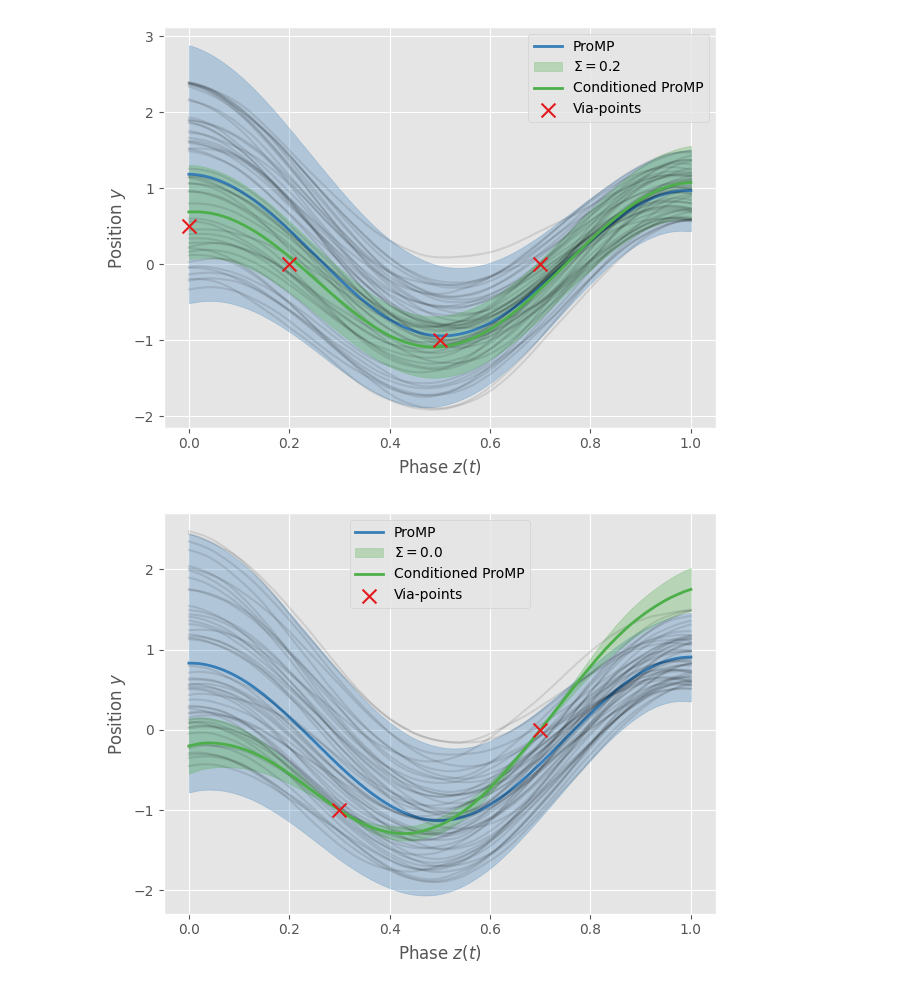
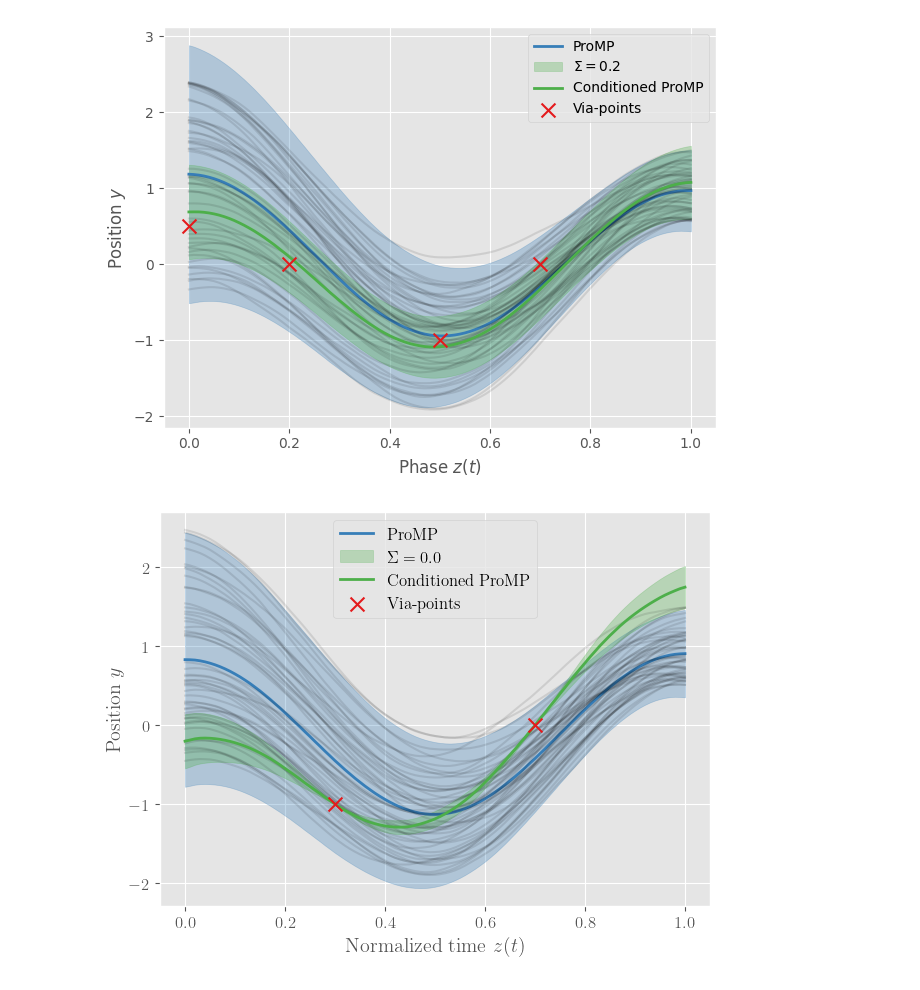
Before and after one commit to kir0ul/CMP, a Jupyter notebook: CMP.ipynb, the cells around one changed output. Cells and saved outputs as stored; diff of their text form; code cells hidden in the pictures.

Commit message:
sty: add LaTeX style to plot

```diff
--- a/CMP.ipynb
+++ b/CMP.ipynb
@@ -11,3 +12,18 @@ from movement_primitives.promp import ProMP, via_points
+# %%
+USETEX = bool(shutil.which("latex"))
+mpl.rcParams["text.usetex"] = USETEX
+if USETEX:
+    mpl.rcParams["font.family"] = ["serif"]
+else:
+    mpl.rcParams["font.family"] = ["sans-serif"]
+    mpl.rcParams["font.sans-serif"] = [
+        "Fira Sans",
+        "Computer Modern Sans Serif",
+        "DejaVu Sans",
+        "Verdana",
+        "Arial",
+        "Helvetica",
+    ]
 # %% [markdown]
 ## Data
 # %%
@@ -339,22 +355,24 @@ cpromp = via_points(
 Y_cmean = cpromp.mean_trajectory(T)
 Y_cconf = 1.96 * np.sqrt(cpromp.var_trajectory(T))
 # %%
-with mpl.style.context("ggplot"):
+with mpl.style.context("ggplot_perso.mplstyle"):
     fig, ax = plt.subplots()
     cmap = mpl.colormaps["Set1"].colors
 
     ax.fill_between(T, (Y_mean - Y_conf).ravel(), (Y_mean + Y_conf).ravel(), color=cmap[1], alpha=0.3)
     ax.plot(T, Y_mean, c=cmap[1], lw=2, label="ProMP")
     ax.plot(T, Y[:, :, 0].T, c="k", alpha=0.1)
 
     ax.fill_between(T, (Y_cmean - Y_cconf).ravel(), (Y_cmean + Y_cconf).ravel(), color=cmap[2], alpha=0.3, label=f"$\\Sigma={cov}$")
     ax.plot(T, Y_cmean, c=cmap[2], lw=2, label="Conditioned ProMP")
     ax.scatter(ts, y_cond, marker="x", s=100, color=cmap[0], label="Via-points", zorder=3)
 
     ax.legend(loc="best")
-    ax.set_xlabel("Phase $z(t)$")
+    ax.set_xlabel("Normalized time $z(t)$")
     ax.set_ylabel("Position $y$")
     plt.tight_layout()
+    fig.patch.set_alpha(0)
+    fig.patch.set_facecolor("white")
     plt.show()
 # %% [output]
-[figure, old version]
+[figure, new version]
```
Also changed, not shown: parts of 1 cell of this notebook, 3 other files.
